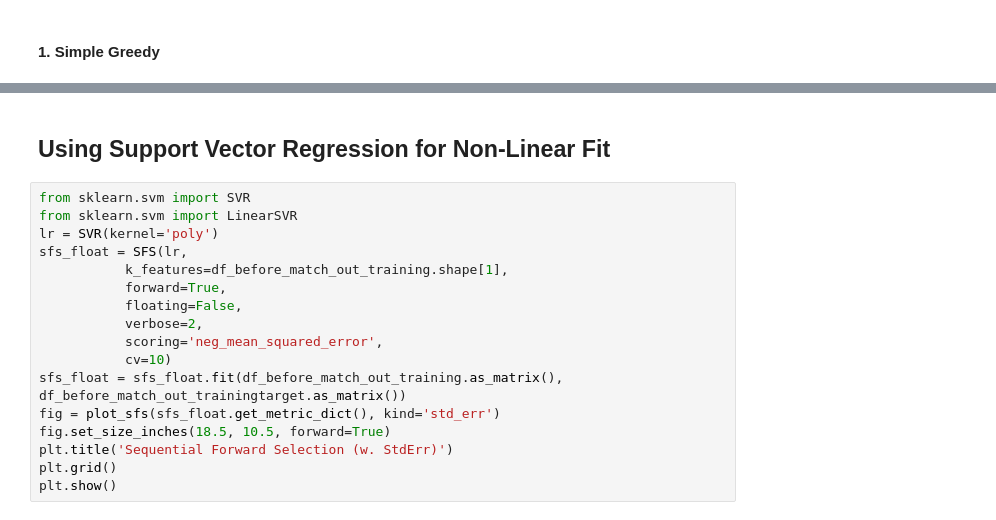
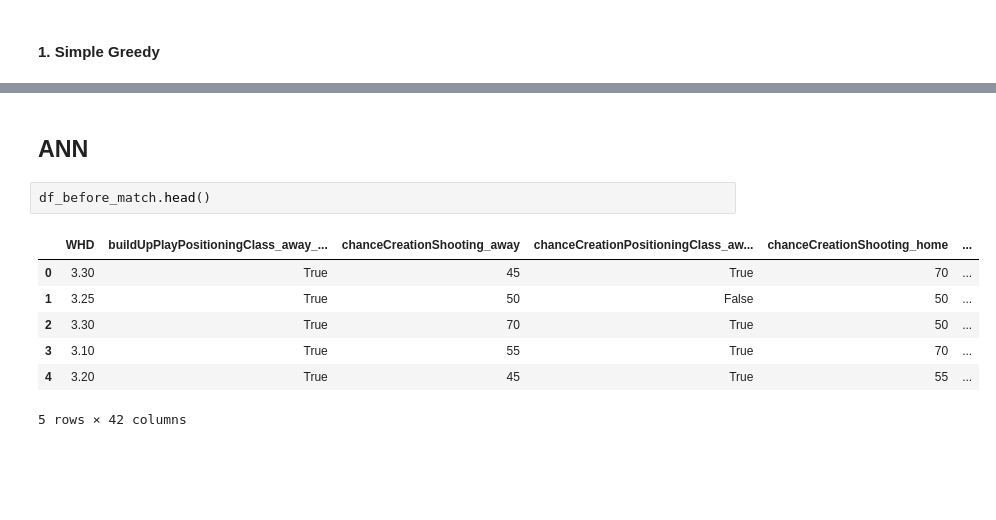
Before and after one commit to ShawnHouCHN/Introduction-to-Machine-Learning-and-Data-Mining-E17, a Jupyter notebook: Project2/Project 2 Regression.ipynb, the cells around one changed output, grey strips where cells are left out. Cells and saved outputs as stored; diff of their text form; blank space fills up the shorter version.

Commit message:
Started with FNN for regression

```diff
--- a/Project2/Project 2 Regression.ipynb
+++ b/Project2/Project 2 Regression.ipynb
@@ -197,19 +197,12 @@ print(r2_score(df_before_match_out_testtarget.tolist(), before_match_float_pred.
-# %% [markdown]
-## Using Support Vector Regression for Non-Linear Fit
-# %%
-from sklearn.svm import SVR
-from sklearn.svm import LinearSVR
-lr = SVR(kernel='poly')
-sfs_float = SFS(lr,
-           k_features=df_before_match_out_training.shape[1],
-           forward=True,
-           floating=False,
-           verbose=2,
-           scoring='neg_mean_squared_error',
-           cv=10)
-sfs_float = sfs_float.fit(df_before_match_out_training.as_matrix(), df_before_match_out_trainingtarget.as_matrix())
-fig = plot_sfs(sfs_float.get_metric_dict(), kind='std_err')
-fig.set_size_inches(18.5, 10.5, forward=True)
-plt.title('Sequential Forward Selection (w. StdErr)')
-plt.grid()
-plt.show()
+# %% [markdown]
+## ANN
+# %%
+df_before_match.head()
+# %% [output]
+|  | WHD | buildUpPlayPositioningClass_away_... | chanceCreationShooting_away | chanceCreationPositioningClass_aw... | chanceCreationShooting_home | ... |
+| 0 | 3.30 | True | 45 | True | 70 | ... |
+| 1 | 3.25 | True | 50 | False | 50 | ... |
+| 2 | 3.30 | True | 70 | True | 50 | ... |
+| 3 | 3.10 | True | 55 | True | 70 | ... |
+| 4 | 3.20 | True | 45 | True | 55 | ... |
+5 rows × 42 columns
```
Also changed, not shown: parts of 9 cells of this notebook.
